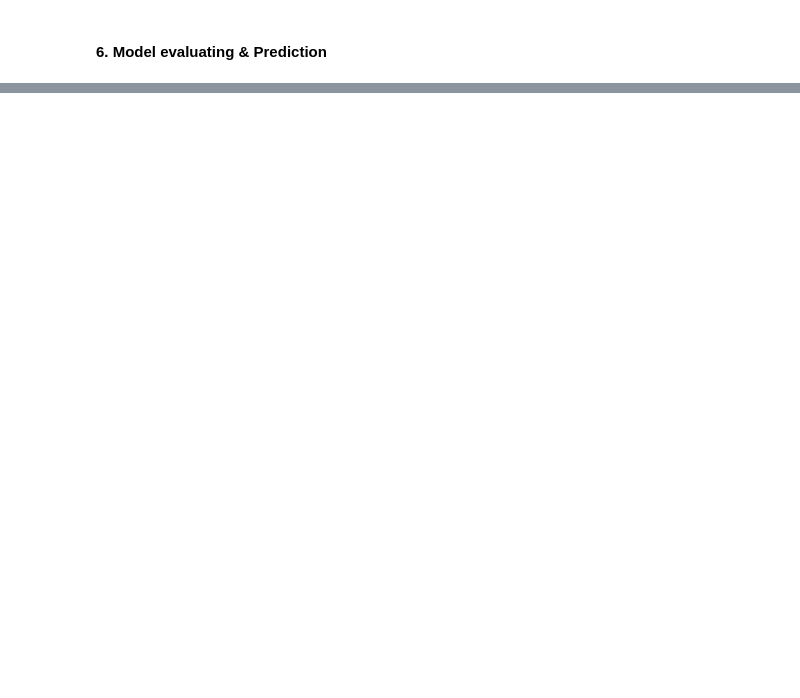
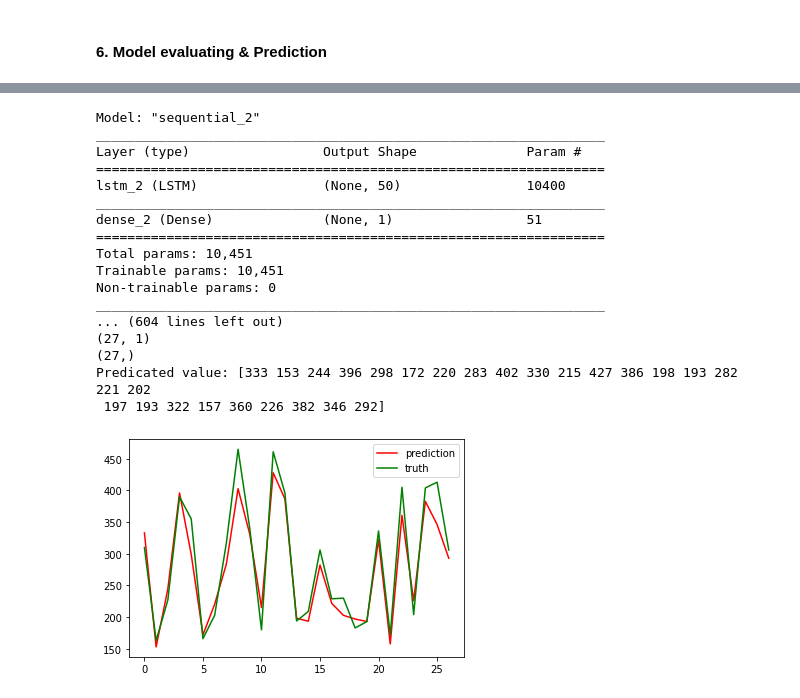
Before and after one commit to Marlrero/AI_PrimaryEducation, a Jupyter notebook: airline.ipynb, the cells around one changed output, grey strips where cells are left out. Drawn from its saved outputs; the diff is of its cells as text; code cells hidden in the pictures; blank space fills up the shorter version.

```diff
--- a/airline.ipynb
+++ b/airline.ipynb
@@ -297,0 +359,51 @@ plt.show()
+# %%
+model = Sequential()
+
+model.add(InputLayer(input_shape=MY_SHAPE)) # 12*1
+model.add(LSTM(units=50)) # MY_HIDDEN=50
+model.add(Dense(units=1, activation="sigmoid"))
+model.summary()
+
+model.compile(optimizer='rmsprop', loss='mape', metrics=['acc'])
+
+begin = time()
+# 132개 밖에 안되서 batch_size 사용 안함
+model.fit(x=X_train, y=Y_train, epochs=MY_EPOCH, verbose=2)
+end = time()
+print("Learning time: {:.2f}sec".format(end - begin))
+
+score = model.evaluate(x=X_test, y=Y_test, verbose=1)
+print('Total Loss:', score[0])
+print('Accuracy:', score[1]) # Regression에서는 정확도 의미없음.
+
+pred = model.predict(x=X_test)
+pred = scaler.inverse_transform(pred)
+
+print(pred.shape)
+tmp = np.squeeze(pred).astype(int)
+print(tmp.shape)
+print("Predicated value:", tmp)
+
+plt.plot(pred, "r") # red
+plt.plot(Y_test, 'g') # green
+plt.legend(['prediction', 'truth'])
+plt.show()
+# %% [output]
+Model: "sequential_2"
+_________________________________________________________________
+Layer (type)                 Output Shape              Param #
+=================================================================
+lstm_2 (LSTM)                (None, 50)                10400
+_________________________________________________________________
+dense_2 (Dense)              (None, 1)                 51
+=================================================================
+Total params: 10,451
+Trainable params: 10,451
+Non-trainable params: 0
+_________________________________________________________________
+... (604 lines left out)
+(27, 1)
+(27,)
+Predicated value: [333 153 244 396 298 172 220 283 402 330 215 427 386 198 193 282 221 202
+ 197 193 322 157 360 226 382 346 292]
+[figure, added]
```
Also changed, not shown: parts of 12 cells of this notebook.
